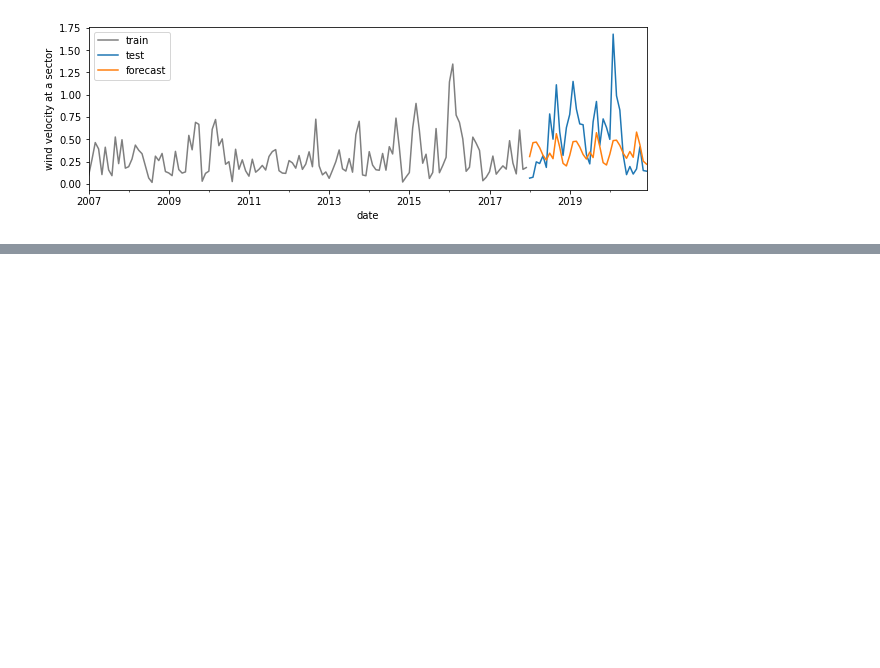
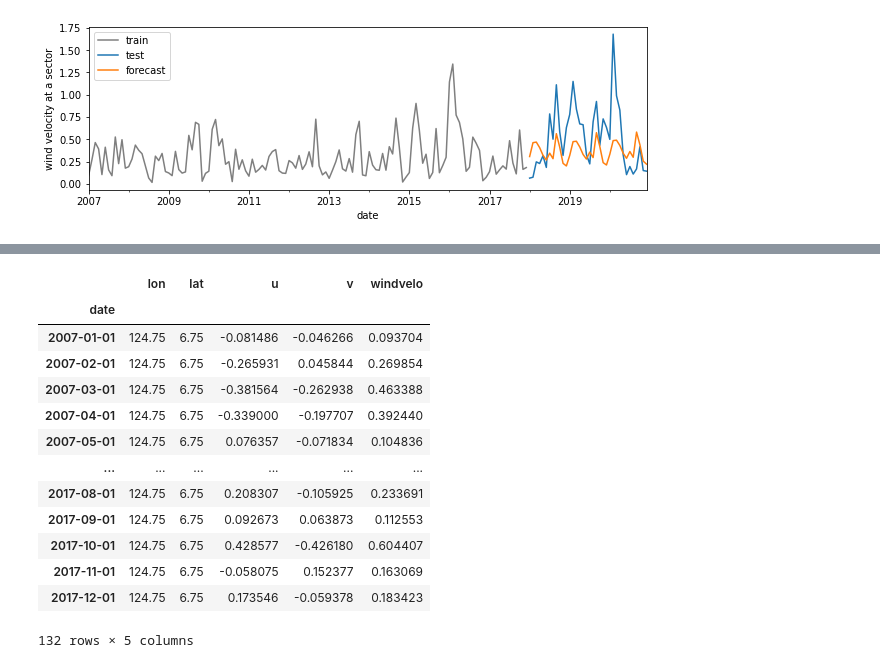
Before and after one commit to janpasia/eskwelabs-capstone, a Jupyter notebook: 07_wind_velocity_time_series.ipynb, the cells around one changed output, grey strips where cells are left out. Cells and saved outputs as stored; diff of their text form; code cells hidden in the pictures; blank space fills up the shorter version.

```diff
--- a/07_wind_velocity_time_series.ipynb
+++ b/07_wind_velocity_time_series.ipynb
@@ -740,0 +750,17 @@ The R2 score is 0.6549
+# %%
+minv_train_df
+# %% [output]
+|  | lon | lat | u | v | windvelo |
+| date |  |  |  |  |  |
+| 2007-01-01 | 124.75 | 6.75 | -0.081486 | -0.046266 | 0.093704 |
+| 2007-02-01 | 124.75 | 6.75 | -0.265931 | 0.045844 | 0.269854 |
+| 2007-03-01 | 124.75 | 6.75 | -0.381564 | -0.262938 | 0.463388 |
+| 2007-04-01 | 124.75 | 6.75 | -0.339000 | -0.197707 | 0.392440 |
+| 2007-05-01 | 124.75 | 6.75 | 0.076357 | -0.071834 | 0.104836 |
+| ... | ... | ... | ... | ... | ... |
+| 2017-08-01 | 124.75 | 6.75 | 0.208307 | -0.105925 | 0.233691 |
+| 2017-09-01 | 124.75 | 6.75 | 0.092673 | 0.063873 | 0.112553 |
+| 2017-10-01 | 124.75 | 6.75 | 0.428577 | -0.426180 | 0.604407 |
+| 2017-11-01 | 124.75 | 6.75 | -0.058075 | 0.152377 | 0.163069 |
+| 2017-12-01 | 124.75 | 6.75 | 0.173546 | -0.059378 | 0.183423 |
+132 rows × 5 columns
```
Also changed, not shown: parts of 10 cells of this notebook.
